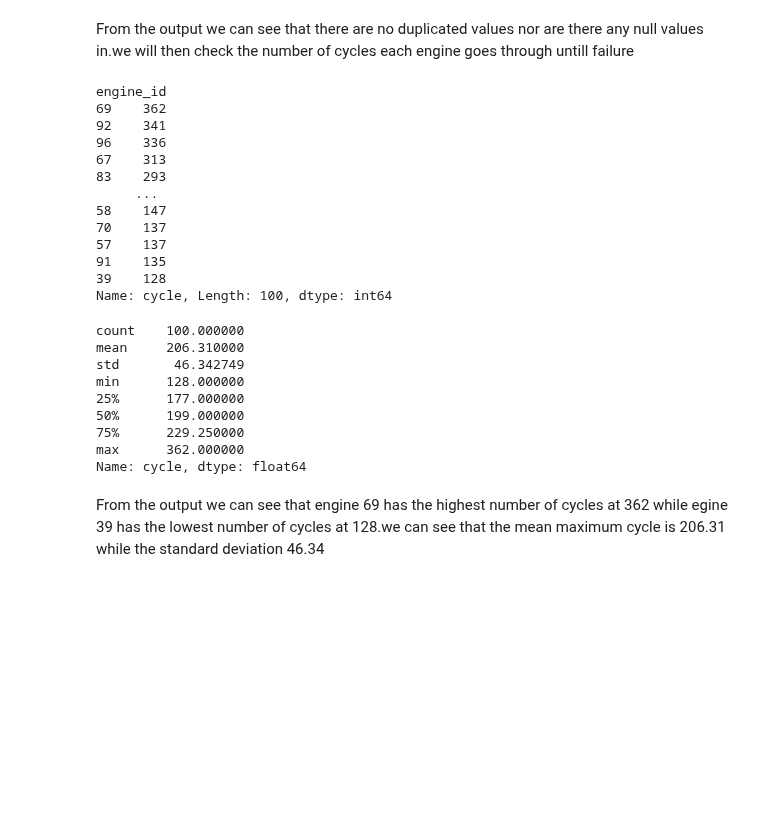
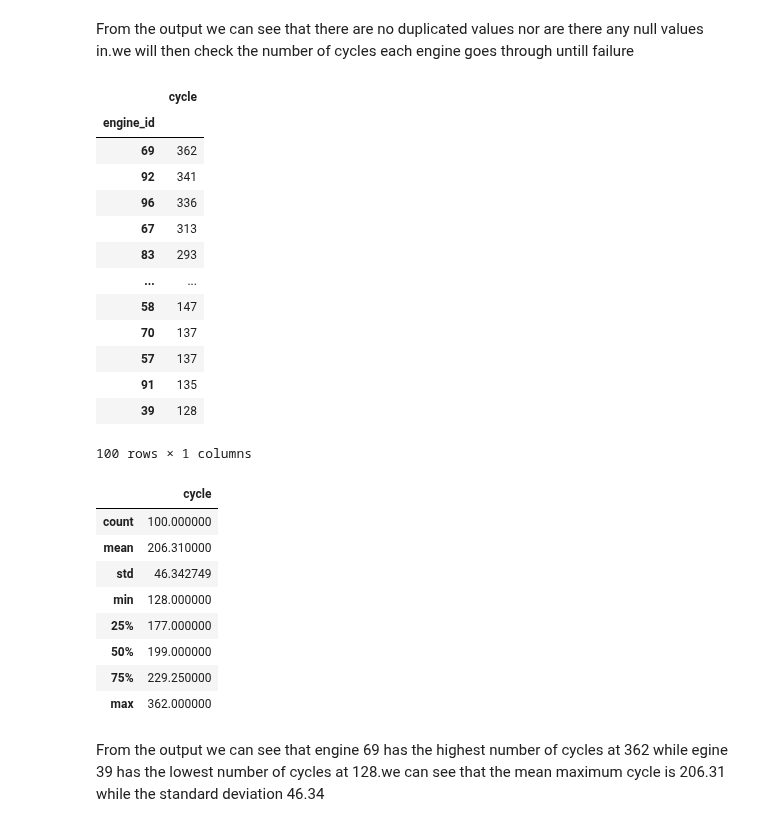
Before and after one commit to George-Njuguna/Prediction-of-Remaining-Useful-life-RUL-of-engine, a Jupyter notebook: EDA.ipynb, the cells around one changed output. Saved outputs shown, nothing was run; the diff lists cells and outputs as text; code cells hidden in the pictures; blank space fills up the shorter version.

```diff
--- a/EDA.ipynb
+++ b/EDA.ipynb
@@ -110,32 +116,33 @@ np.int64(0)
 From the output we can see that there are no duplicated values nor are there any null values in.we will then check the number of cycles each engine goes through untill failure
 # %%
  # Getting max cycle
-max_cycles = train_df.groupby('engine_id')['cycle'].max()
+max_cycles = train_df.groupby('engine_id')['cycle'].max().to_frame()
 
-display(max_cycles.sort_values(ascending=False))
+display(max_cycles.sort_values(by= 'cycle',ascending=False))
 display(max_cycles.describe())
 # %% [output]
+|  | cycle |
+| engine_id |  |
+| 69 | 362 |
+| 92 | 341 |
+| 96 | 336 |
+| 67 | 313 |
+| 83 | 293 |
+| ... | ... |
+| 58 | 147 |
+| 70 | 137 |
+| 57 | 137 |
+| 91 | 135 |
+| 39 | 128 |
-engine_id
-69    362
-92    341
-96    336
-67    313
-83    293
-     ...
-58    147
-70    137
-57    137
-91    135
-39    128
-Name: cycle, Length: 100, dtype: int64
+100 rows × 1 columns
-count    100.000000
-mean     206.310000
-std       46.342749
-min      128.000000
-25%      177.000000
-50%      199.000000
-75%      229.250000
-max      362.000000
-Name: cycle, dtype: float64
+|  | cycle |
+| count | 100.000000 |
+| mean | 206.310000 |
+| std | 46.342749 |
+| min | 128.000000 |
+| 25% | 177.000000 |
+| 50% | 199.000000 |
+| 75% | 229.250000 |
+| max | 362.000000 |
 # %% [markdown]
 From the output we can see that engine 69 has the highest number of cycles at 362 while egine 39 has the lowest number of cycles at 128.we can see that the mean maximum cycle is 206.31  while the standard deviation 46.34
```
Also changed, not shown: parts of 3 cells of this notebook.
